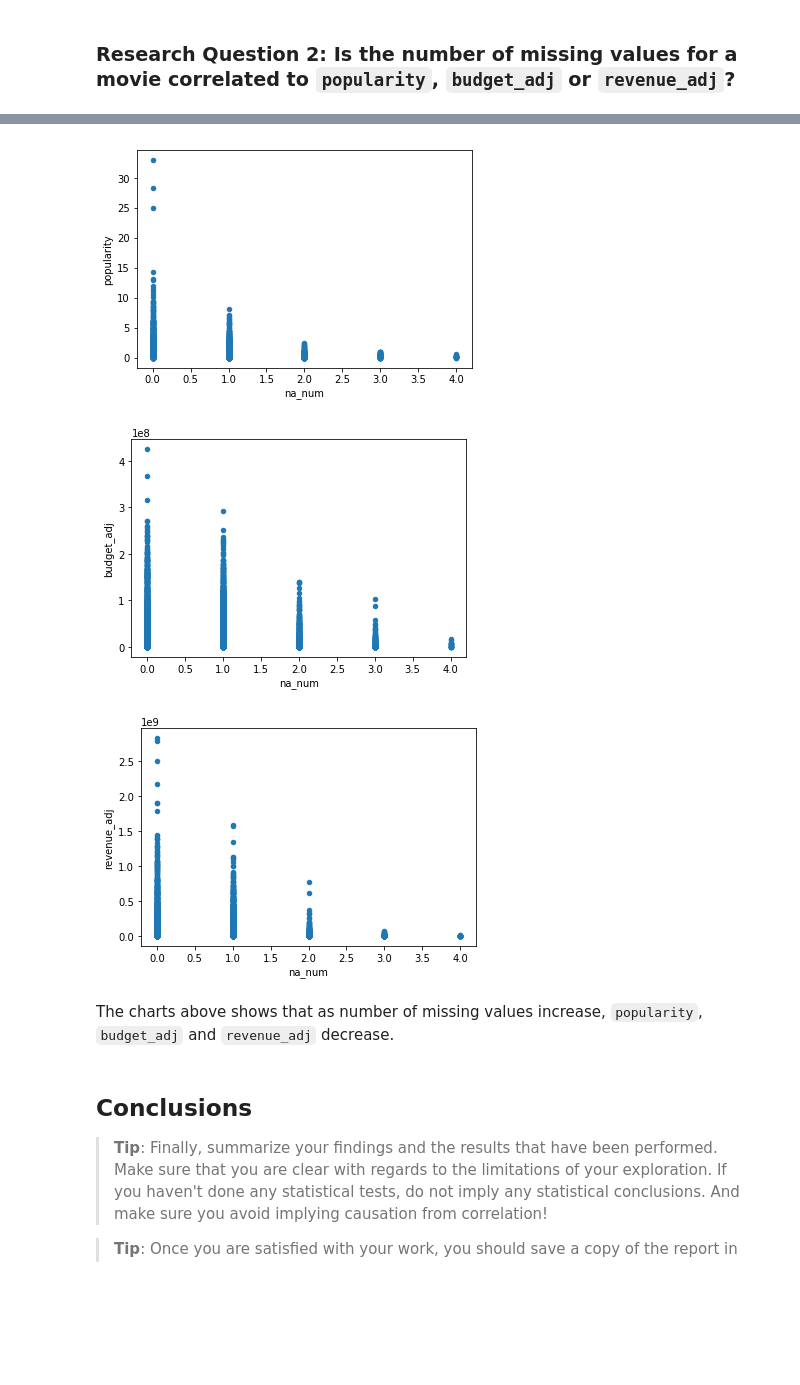
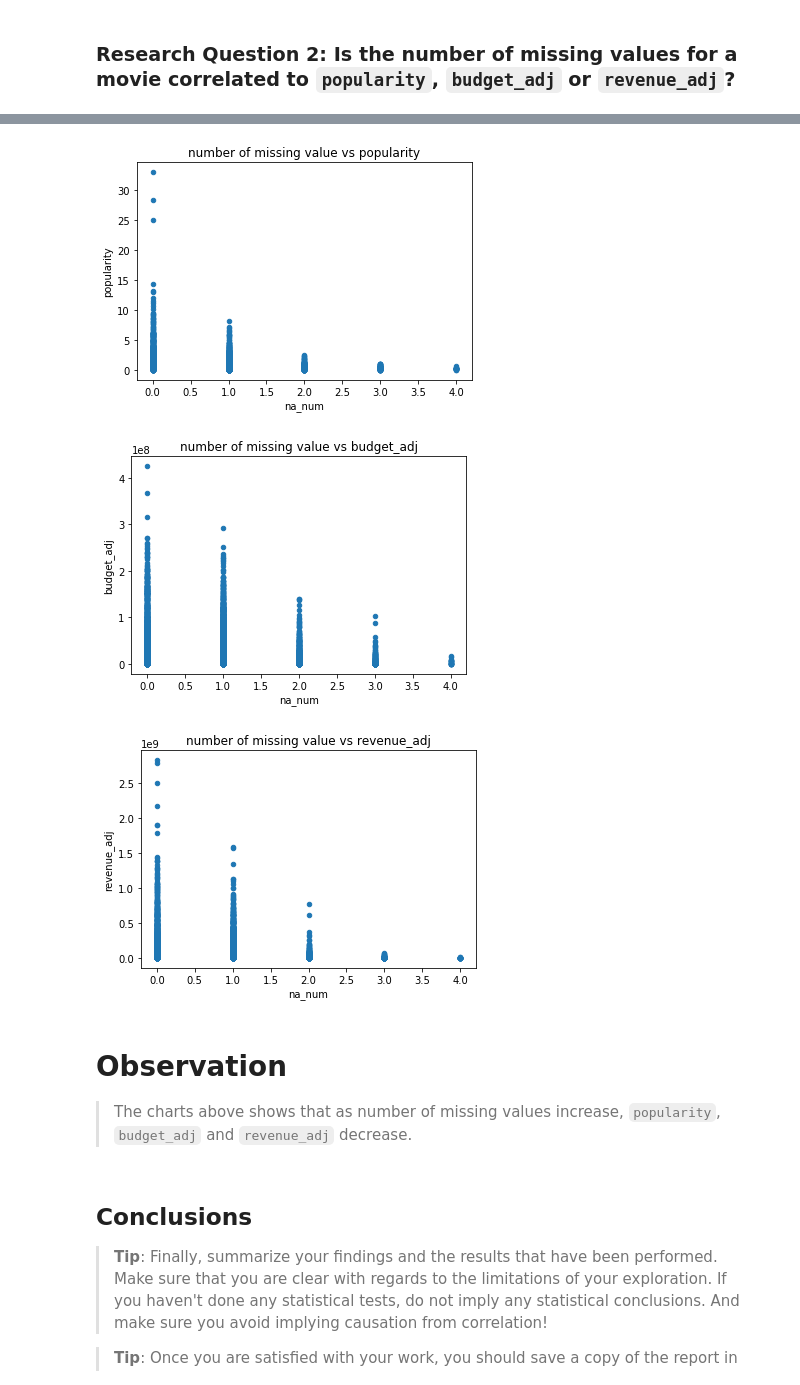
Before and after one commit to ohnozzy/udacity-tmdb-report, a Jupyter notebook: investigate-imdb-dataset.ipynb, the cells around one changed output, grey strips where cells are left out. Saved outputs shown, nothing was run; the diff lists cells and outputs as text; code cells hidden in the pictures; blank space fills up the shorter version.

```diff
--- a/investigate-imdb-dataset.ipynb
+++ b/investigate-imdb-dataset.ipynb
@@ -150,6 +166,6 @@ print(new_column)
 # %%
 #Generate a column to check whether a movie has a homepage.
 for c_new, c_old in zip(new_column, c):
-    df[c_new]=df[c_old].notna()
+    clean_data[c_new]=df[c_old].notna()
 # %%
 #Check new columns
@@ -163,7 +179,10 @@ df[new_column].head()
 | 4 | True | True | True | True |
 # %%
 #Create a column to count how many 'na' a row has.
-df['na_num']=df.isna().sum(axis=1)
+clean_data['na_num']=df.isna().sum(axis=1)
 # %%
 #Create a list of columns which trend will be investigated.
 dependent_variable = ['popularity','budget_adj', 'revenue_adj']
+# %%
+#copy dependent variable to clean data frame
+clean_data[dependent_variable] = df[dependent_variable]
@@ -178,12 +206,14 @@ dependent_variable = ['popularity','budget_adj', 'revenue_adj']
 # Use this, and more code cells, to explore your data. Don't forget to add
 #   Markdown cells to document your observations and findings.
 for column in new_column:
-    n_f = df.groupby(column)[dependent_variable].mean()
+    n_f = clean_data.groupby(column)[dependent_variable].mean()
+    print(n_f)
     #Since values in different columns are in different scale.
     #They have to be normalized before showing in the same chart.
     normalize_n_f = n_f / n_f.sum()
-    print(n_f)
     normalize_n_f.plot.bar()
+    plt.title('Effect of mssing '+column[:-6])
+    plt.ylabel('normalized mean')
     plt.show()
 # %% [output]
                 popularity    budget_adj   revenue_adj
@@ -214,17 +256,19 @@ The graph above show that having missing value on any of the 4 columns tends to
 # %%
 # Continue to explore the data to address your additional research
 #   questions. Add more headers as needed if you have more questions to
 #   investigate.
 #Plot each column against
 for column in dependent_variable:
-    df.plot.scatter(x='na_num', y=column)
+    clean_data.plot.scatter(x='na_num', y=column)
+    plt.title('number of missing value vs ' + column)
     plt.show()
 # %% [output]
-[figure, old version]
+[figure, new version]
-[figure, old version]
+[figure, new version]
-[figure, old version]
+[figure, new version]
 # %% [markdown]
-The charts above shows that as number of missing values increase, `popularity`, `budget_adj` and `revenue_adj` decrease.
+# Observation
+> The charts above shows that as number of missing values increase, `popularity`, `budget_adj` and `revenue_adj` decrease.
 # %% [markdown]
 <a id='conclusions'></a>
 ## Conclusions
```
Also changed, not shown: parts of 16 cells of this notebook, 1 other file.
